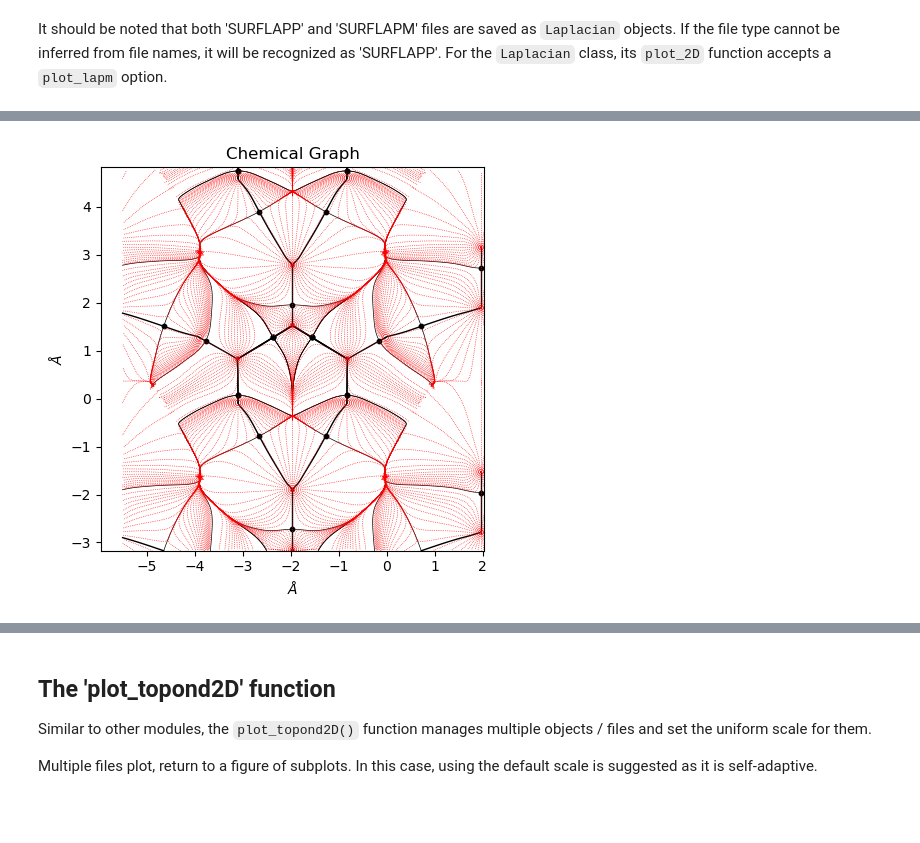
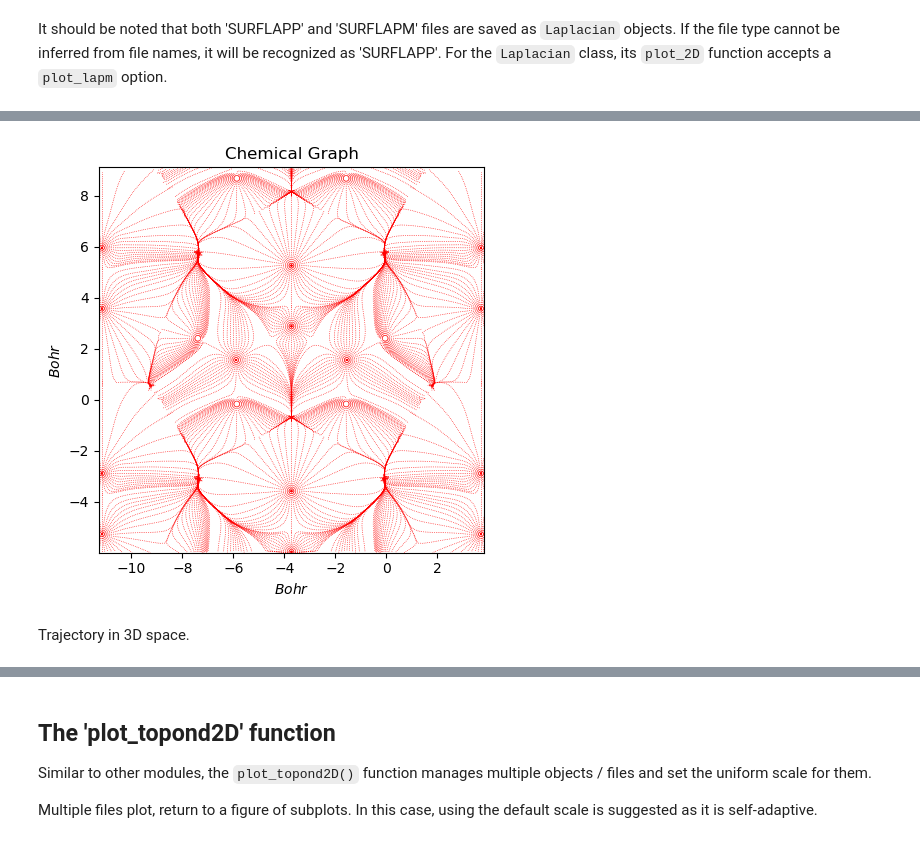
Before and after one commit to Spica-Vir/CRYSTALpytools-dev, a Jupyter notebook: examples/topond/topond.ipynb, the cells around one changed output, grey strips where cells are left out. Drawn from its saved outputs; the diff is of its cells as text; code cells hidden in the pictures; blank space fills up the shorter version.

```diff
--- a/examples/topond/topond.ipynb
+++ b/examples/topond/topond.ipynb
@@ -104,7 +143,9 @@ The `Trajectory` class generally uses the similar method names but is different
 # %%
 from CRYSTALpytools.topond import ChemicalGraph
 
 mgraph = ChemicalGraph.from_file('topo_urea.TRAJMOLG', output='topo_urea.out')
-fig = mgraph.plot_2D()
+fig = mgraph.plot_2D(unit='a.u.', traj_weight=0, cpt_marker=None)
 # %% [output]
-[figure, old version]
+[figure, new version]
+# %% [markdown]
+Trajectory in 3D space.
```
Also changed, not shown: parts of 23 cells of this notebook, 13 other files.
